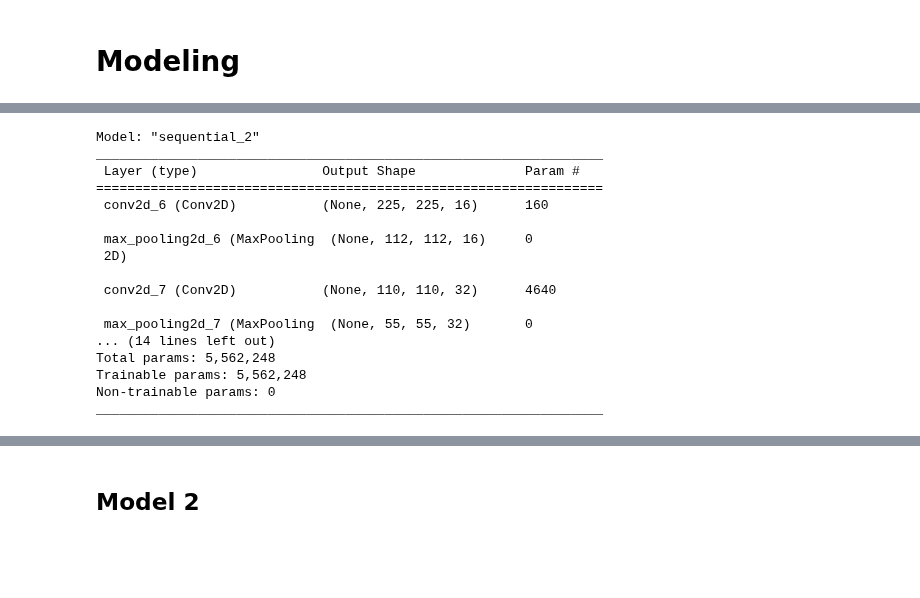
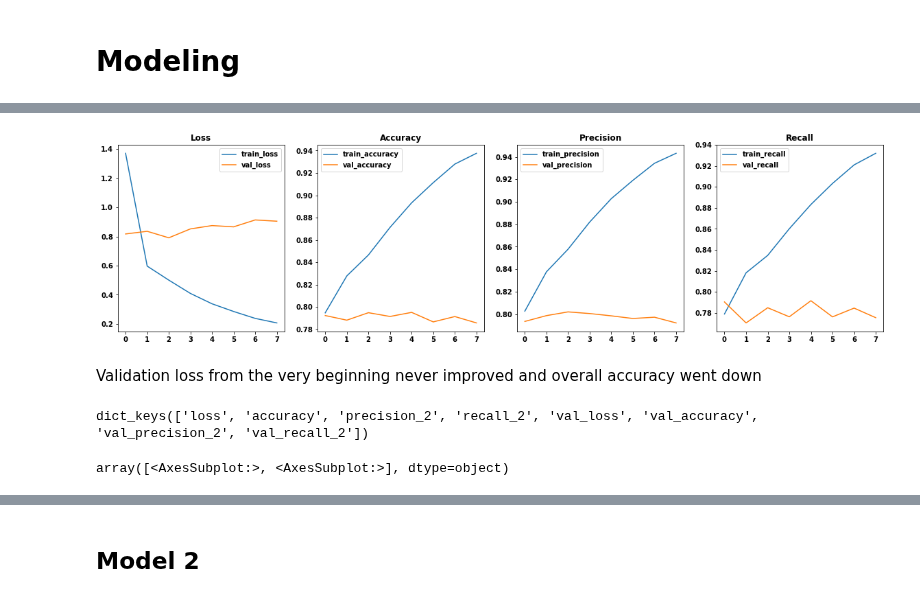
Before and after one commit to ssaeed85/dsc-ph5-MarsTerrainAnomalyDetection, a Jupyter notebook: 02_TensorflowModeling.ipynb, the cells around one changed output, grey strips where cells are left out. Drawn from its saved outputs; the diff is of its cells as text; code cells hidden in the pictures; blank space fills up the shorter version.

Commit message:
Updated batch size. Updated model graph function

```diff
--- a/02_TensorflowModeling.ipynb
+++ b/02_TensorflowModeling.ipynb
@@ -54,7 +71,7 @@ val_datagen = ImageDataGenerator(rescale=1./255)
 val_generator = val_datagen.flow_from_directory(
     'images/val/',
     target_size = (227,227),
-    batch_size=128,
+    batch_size=256,
     color_mode='grayscale',
     class_mode='categorical'
 )
@@ -82,5 +99,6 @@ early_stop = EarlyStopping(monitor='val_loss',
                            min_delta=1e-8,
                            verbose=1,
                            patience = 5,
+                           restore_best_weights=True,
                            mode='min')
 # %% [markdown]
@@ -87,0 +106,19 @@ early_stop = EarlyStopping(monitor='val_loss',
+# %%
+model = models.Sequential()
+
+model.add(layers.Conv2D(filters=32,
+                       kernel_size=3,
+                       activation='relu',
+                       input_shape=(227,227,1)))
+model.add(layers.MaxPooling2D(2,2))
+
+model.add(layers.Flatten())
+model.add(layers.Dense(8, activation='softmax'))
+
+
+model.compile(optimizer=optimizers.Adam(learning_rate=0.001),
+              loss=losses.CategoricalCrossentropy(),
+              metrics=['accuracy', Precision(), Recall()])
+
+
+model.summary()
@@ -87,0 +144,7 @@ early_stop = EarlyStopping(monitor='val_loss',
+# %%
+results = model.fit(train_generator,
+                    callbacks=early_stop,
+                    epochs=50,  # Number of epochs
+                    validation_data=val_generator,
+                    verbose=1
+                    )
@@ -88,16 +169,30 @@ early_stop = EarlyStopping(monitor='val_loss',
+# %%
+display_mode_trainTestGraphs(results)
+# %% [output]
+[figure, added]
+# %% [markdown]
+Validation loss from the very beginning never improved and overall accuracy went down
+# %%
+results.history.keys()
+# %% [output]
+dict_keys(['loss', 'accuracy', 'precision_2', 'recall_2', 'val_loss', 'val_accuracy', 'val_precision_2', 'val_recall_2'])
+# %%
+ax1
+# %% [output]
+array([<AxesSubplot:>, <AxesSubplot:>], dtype=object)
 # %%
 model = models.Sequential()
 
-model.add(layers.Conv2D(filters=16,
-                       kernel_size=(3,3),
+model.add(layers.Conv2D(filters=32,
+                       kernel_size=3,
                        activation='relu',
                        input_shape=(227,227,1)))
 model.add(layers.MaxPooling2D(2,2))
 
-model.add(layers.Conv2D(32, (3,3), activation='relu'))
+model.add(layers.Conv2D(32, 3, activation='relu'))
 model.add(layers.MaxPooling2D(2,2))
 
-model.add(layers.Conv2D(64, (3,3), activation='relu'))
+model.add(layers.Conv2D(64, 3, activation='relu'))
 model.add(layers.MaxPooling2D(2,2))
 
 model.add(layers.Flatten())
@@ -107,27 +202,9 @@ model.add(layers.Dense(8, activation='softmax'))
 
 model.compile(optimizer=optimizers.Adam(learning_rate=0.001),
               loss=losses.CategoricalCrossentropy(),
-              metrics=['accuracy'])
+              metrics=['accuracy', Precision(), Recall()])
 
 
 model.summary()
-# %% [output]
-Model: "sequential_2"
-_________________________________________________________________
- Layer (type)                Output Shape              Param #
-=================================================================
- conv2d_6 (Conv2D)           (None, 225, 225, 16)      160
-
- max_pooling2d_6 (MaxPooling  (None, 112, 112, 16)     0
- 2D)
-
- conv2d_7 (Conv2D)           (None, 110, 110, 32)      4640
-
- max_pooling2d_7 (MaxPooling  (None, 55, 55, 32)       0
-... (14 lines left out)
-Total params: 5,562,248
-Trainable params: 5,562,248
-Non-trainable params: 0
-_________________________________________________________________
 # %%
 results = model.fit(train_generator,
```
Also changed, not shown: parts of 35 cells of this notebook.
